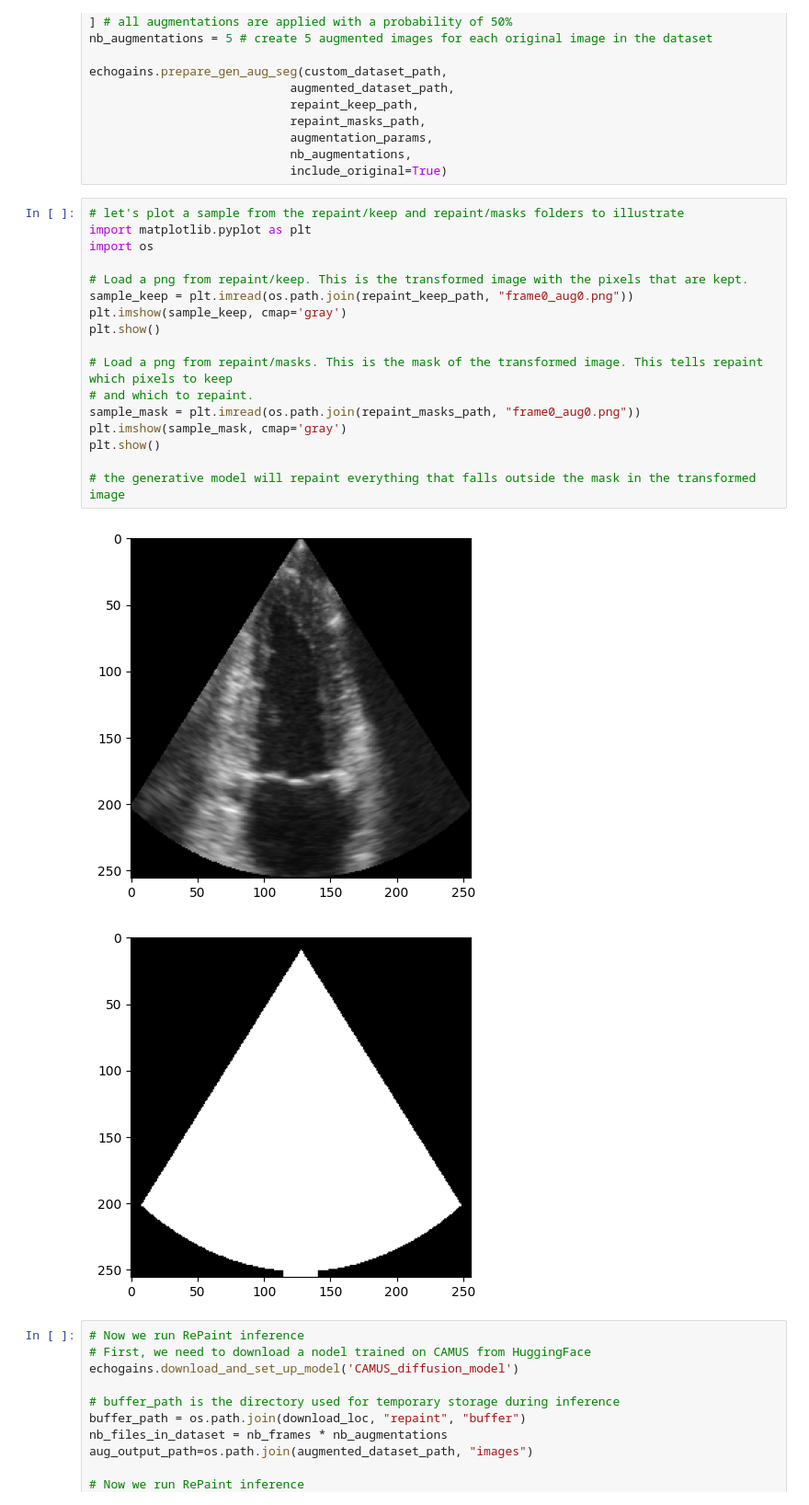
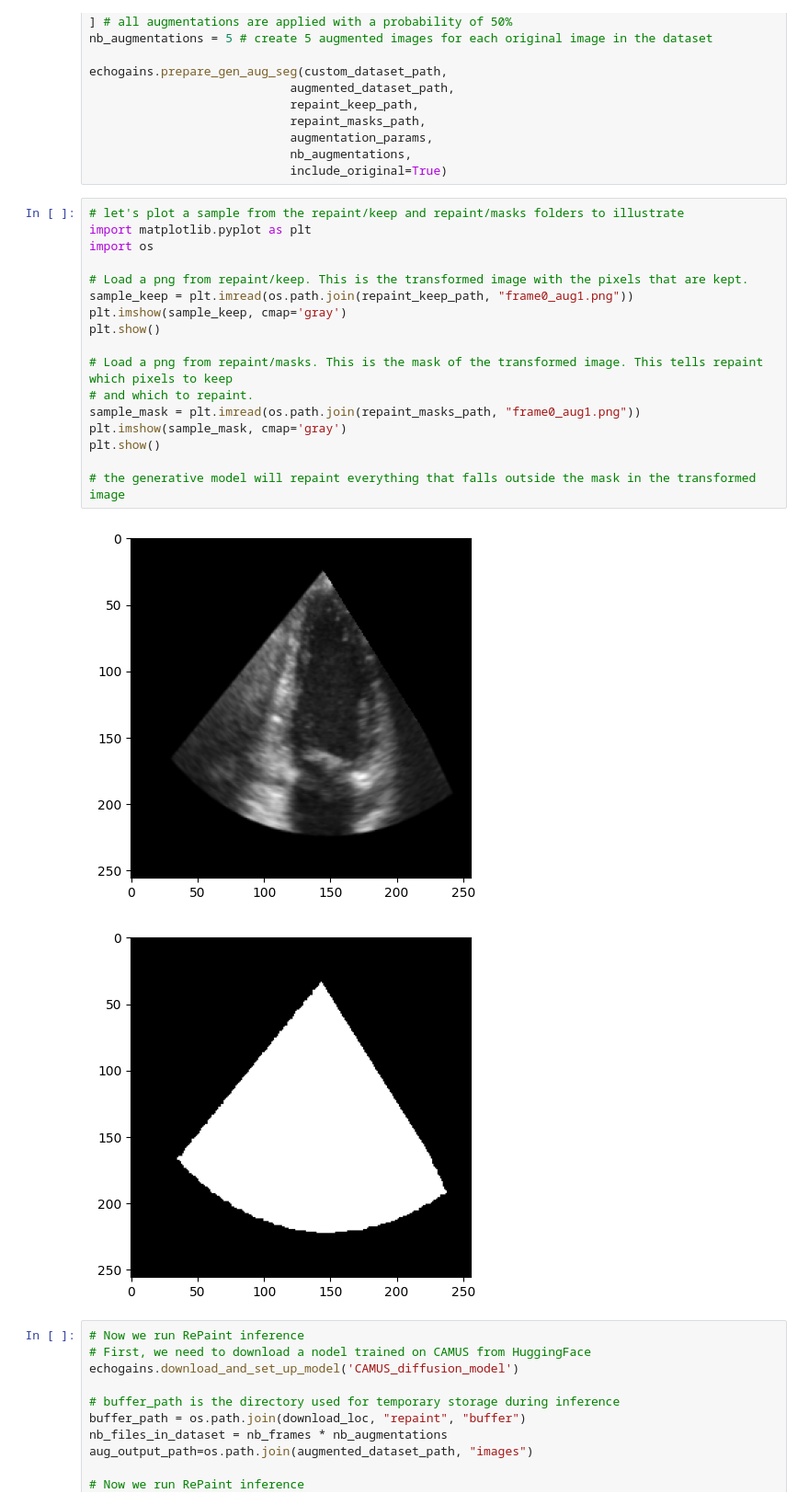
Before and after one commit to devilog4n/EchoGAINS, a Jupyter notebook: tutorial/tutorial.ipynb, the cells around one changed output. Shown: that part at 92% size. Drawn from its saved outputs; the diff is of its cells as text.

```diff
--- a/tutorial/tutorial.ipynb
+++ b/tutorial/tutorial.ipynb
@@ -203,23 +206,23 @@ echogains.prepare_gen_aug_seg(custom_dataset_path,
 # %%
 # let's plot a sample from the repaint/keep and repaint/masks folders to illustrate
 import matplotlib.pyplot as plt
 import os
 
 # Load a png from repaint/keep. This is the transformed image with the pixels that are kept.
-sample_keep = plt.imread(os.path.join(repaint_keep_path, "frame0_aug0.png"))
+sample_keep = plt.imread(os.path.join(repaint_keep_path, "frame0_aug1.png"))
 plt.imshow(sample_keep, cmap='gray')
 plt.show()
 
 # Load a png from repaint/masks. This is the mask of the transformed image. This tells repaint which pixels to keep
 # and which to repaint.
-sample_mask = plt.imread(os.path.join(repaint_masks_path, "frame0_aug0.png"))
+sample_mask = plt.imread(os.path.join(repaint_masks_path, "frame0_aug1.png"))
 plt.imshow(sample_mask, cmap='gray')
 plt.show()
 
 # the generative model will repaint everything that falls outside the mask in the transformed image
 # %% [output]
-[figure, old version]
+[figure, new version]
-[figure, old version]
+[figure, new version]
 # %%
 # Now we run RePaint inference
 # First, we need to download a nodel trained on CAMUS from HuggingFace
```
Also changed, not shown: parts of 5 cells of this notebook.
